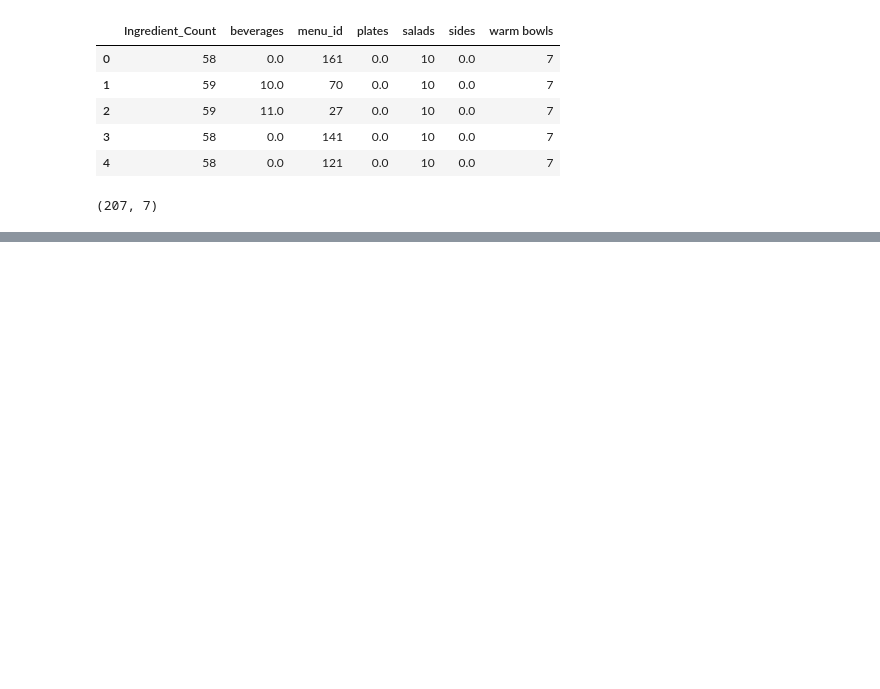
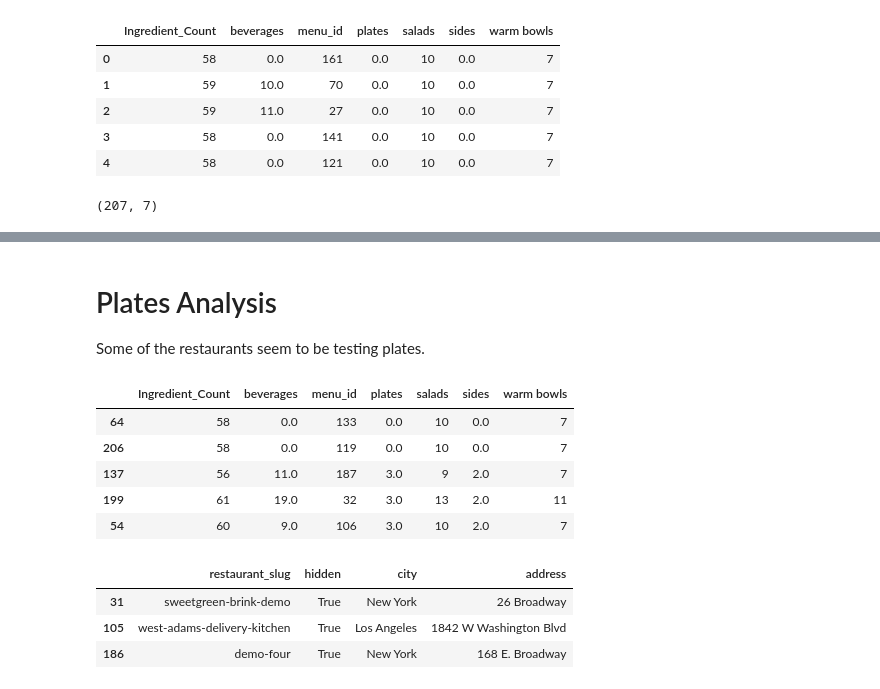
Before and after one commit to canyon289/sweetgreen, a Jupyter notebook: eda/RestaurantComplexity.ipynb, the cells around one changed output, grey strips where cells are left out. Drawn from its saved outputs; the diff is of its cells as text; code cells hidden in the pictures; blank space fills up the shorter version.

```diff
--- a/eda/RestaurantComplexity.ipynb
+++ b/eda/RestaurantComplexity.ipynb
@@ -138,0 +195,19 @@ df_merged.sort_values(by="Ingredient_Count")
+# %% [markdown]
+# Plates Analysis
+Some of the restaurants seem to be testing plates.
+# %%
+df_counts.sort_values(by="plates").tail()
+# %% [output]
+|  | Ingredient_Count | beverages | menu_id | plates | salads | sides | warm bowls |
+| 64 | 58 | 0.0 | 133 | 0.0 | 10 | 0.0 | 7 |
+| 206 | 58 | 0.0 | 119 | 0.0 | 10 | 0.0 | 7 |
+| 137 | 56 | 11.0 | 187 | 3.0 | 9 | 2.0 | 7 |
+| 199 | 61 | 19.0 | 32 | 3.0 | 13 | 2.0 | 11 |
+| 54 | 60 | 9.0 | 106 | 3.0 | 10 | 2.0 | 7 |
+# %%
+restaurant_df.loc[restaurant_df["menu_id"].isin([106, 32, 187]), ["restaurant_slug", "hidden", "city", "address"]]
+# %% [output]
+|  | restaurant_slug | hidden | city | address |
+| 31 | sweetgreen-brink-demo | True | New York | 26 Broadway |
+| 105 | west-adams-delivery-kitchen | True | Los Angeles | 1842 W Washington Blvd |
+| 186 | demo-four | True | New York | 168 E. Broadway |
```
Also changed, not shown: parts of 11 cells of this notebook, 1 other file.
